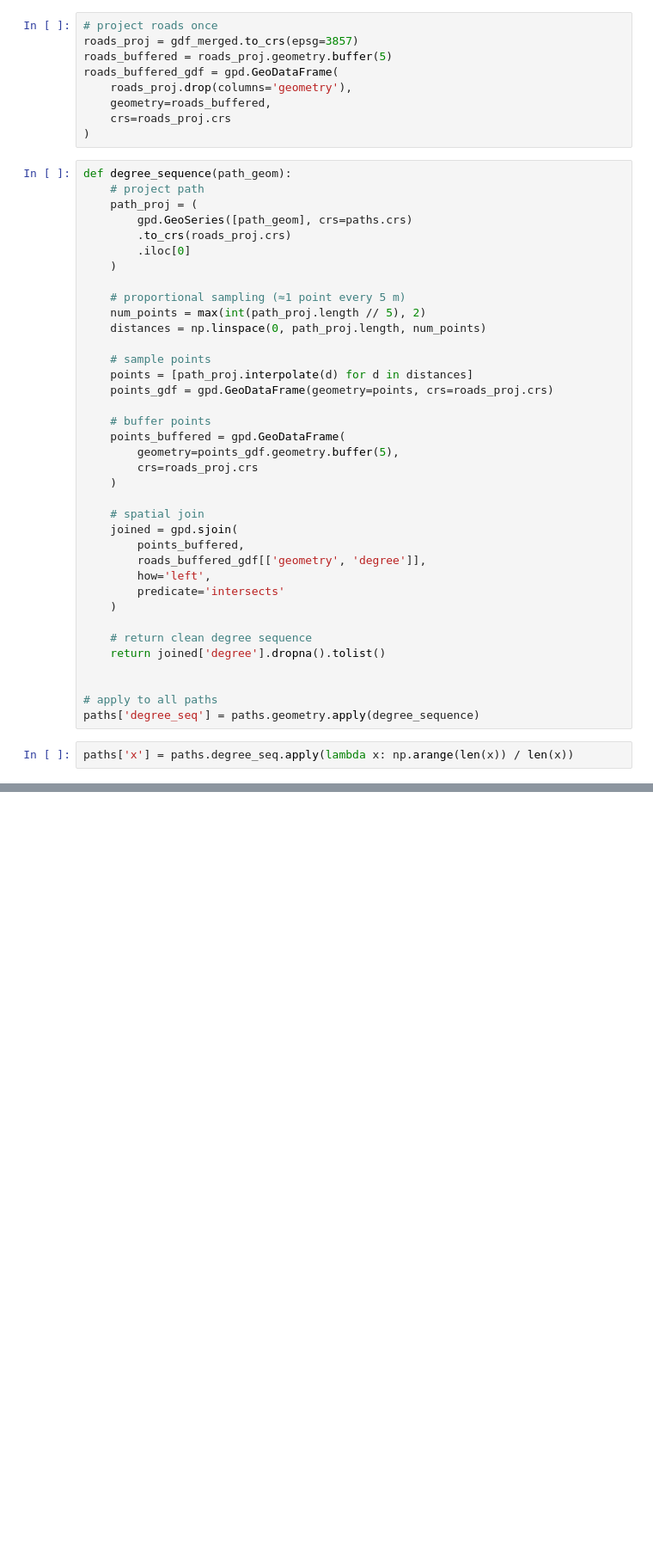
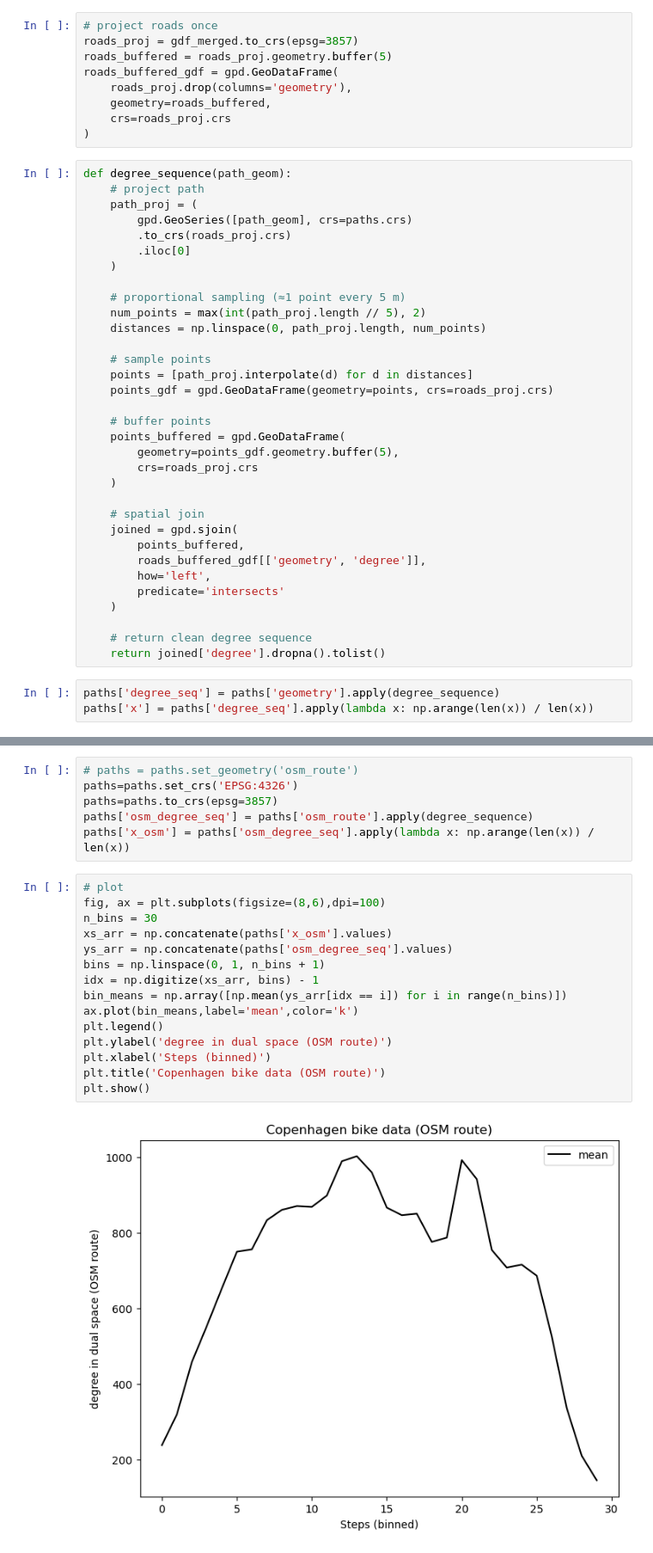
Before and after one commit to LassePSH/DualGraphDirCon, a Jupyter notebook: hovding.ipynb, the cells around one changed output, grey strips where cells are left out. Shown at 86% size. Saved outputs shown, nothing was run; the diff lists cells and outputs as text; blank space fills up the shorter version.

```diff
--- a/hovding.ipynb
+++ b/hovding.ipynb
@@ -87,12 +90,9 @@ def degree_sequence(path_geom):
 
     # return clean degree sequence
     return joined['degree'].dropna().tolist()
-
-
-# apply to all paths
-paths['degree_seq'] = paths.geometry.apply(degree_sequence)
 # %%
-paths['x'] = paths.degree_seq.apply(lambda x: np.arange(len(x)) / len(x))
+paths['degree_seq'] = paths['geometry'].apply(degree_sequence)
+paths['x'] = paths['degree_seq'].apply(lambda x: np.arange(len(x)) / len(x))
 # %%
 fig, ax = plt.subplots(figsize=(8,6),dpi=100)
 
@@ -178,0 +150,23 @@ plt.show()
+# %%
+# paths = paths.set_geometry('osm_route')
+paths=paths.set_crs('EPSG:4326')
+paths=paths.to_crs(epsg=3857)
+paths['osm_degree_seq'] = paths['osm_route'].apply(degree_sequence)
+paths['x_osm'] = paths['osm_degree_seq'].apply(lambda x: np.arange(len(x)) / len(x))
+# %%
+# plot
+fig, ax = plt.subplots(figsize=(8,6),dpi=100)
+n_bins = 30
+xs_arr = np.concatenate(paths['x_osm'].values)
+ys_arr = np.concatenate(paths['osm_degree_seq'].values)
+bins = np.linspace(0, 1, n_bins + 1)
+idx = np.digitize(xs_arr, bins) - 1
+bin_means = np.array([np.mean(ys_arr[idx == i]) for i in range(n_bins)])
+ax.plot(bin_means,label='mean',color='k')
+plt.legend()
+plt.ylabel('degree in dual space (OSM route)')
+plt.xlabel('Steps (binned)')
+plt.title('Copenhagen bike data (OSM route)')
+plt.show()
+# %% [output]
+[figure, added]
```
Also changed, not shown: parts of 10 cells of this notebook, 1 other file.
